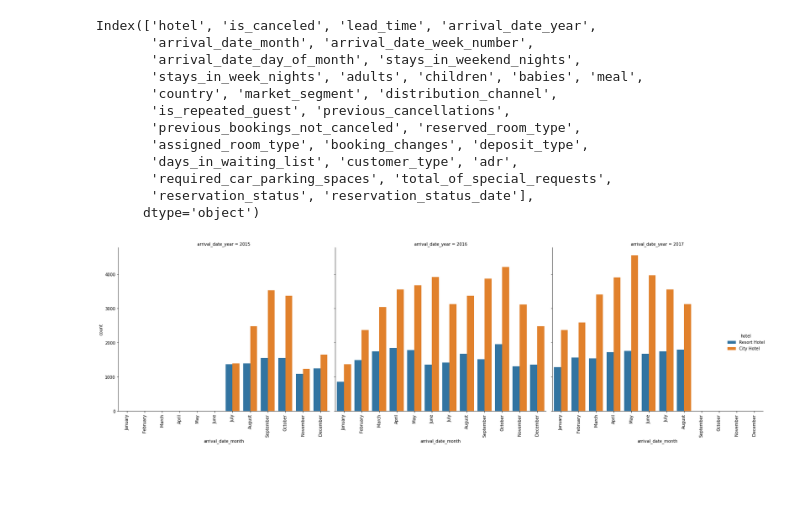
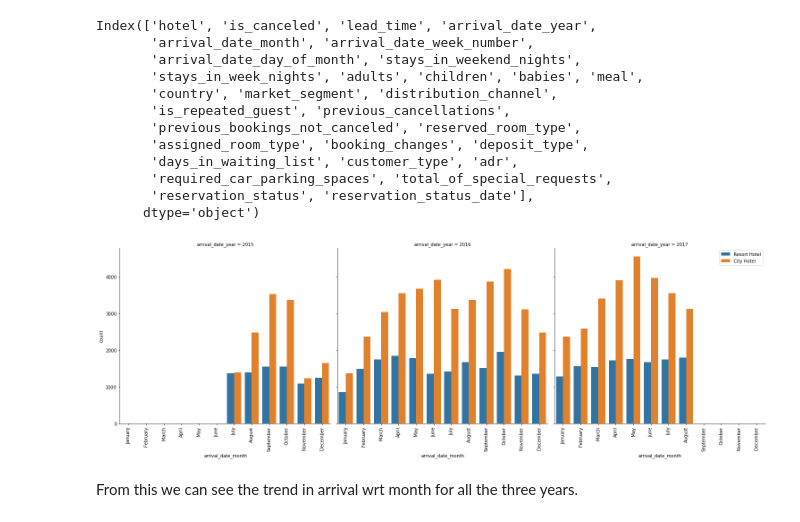
Before and after one commit to V-dit/EDA-hotel-booking-analysis, a Jupyter notebook: Hotel_Booking_Analysis_Capstone_Project.ipynb, the cells around one changed output. Saved outputs shown, nothing was run; the diff lists cells and outputs as text; code cells hidden in the pictures; blank space fills up the shorter version.

```diff
--- a/Hotel_Booking_Analysis_Capstone_Project.ipynb
+++ b/Hotel_Booking_Analysis_Capstone_Project.ipynb
@@ -473,16 +473,19 @@ Index(['hotel', 'is_canceled', 'lead_time', 'arrival_date_year',
 # %%
 order_months = ['January', 'February', 'March', 'April', 'May', 'June', 'July', 'August', 'September', 'October', 'November', 'December']
 arrival_list = ['hotel', 'arrival_date_year', 'arrival_date_month', 'arrival_date_week_number',
-              'arrival_date_day_of_month', 'stays_in_weekend_nights', 'stays_in_week_nights',]
+              'arrival_date_day_of_month', 'stays_in_weekend_nights', 'stays_in_week_nights']
 a = df_nonull[arrival_list]
 plot = sns.catplot(x = 'arrival_date_month', hue = 'hotel', col = 'arrival_date_year',
-            data = a, kind="count", height=7, aspect=1, order = order_months)
+            data = a, kind="count", height=7, aspect=1, order = order_months, legend = False)
+plt.legend(loc='upper right')
 # The labels on x-axis are not readable as they overlap each other. We need to rotate them
 # These are called as xticks. Tried a number of simpler approahes, however the below mentioned one
 # is the only solution that I got so far.
 # To rotate the x ticks.
 for axes in plot.axes.flat:
     _ = axes.set_xticklabels(axes.get_xticklabels(), rotation=90)
 plt.tight_layout()
 # %% [output]
-[figure, old version]
+[figure, new version]
+# %% [markdown]
+From this we can see the trend in arrival wrt month for all the three years.
```
Also changed, not shown: parts of 16 cells of this notebook.
